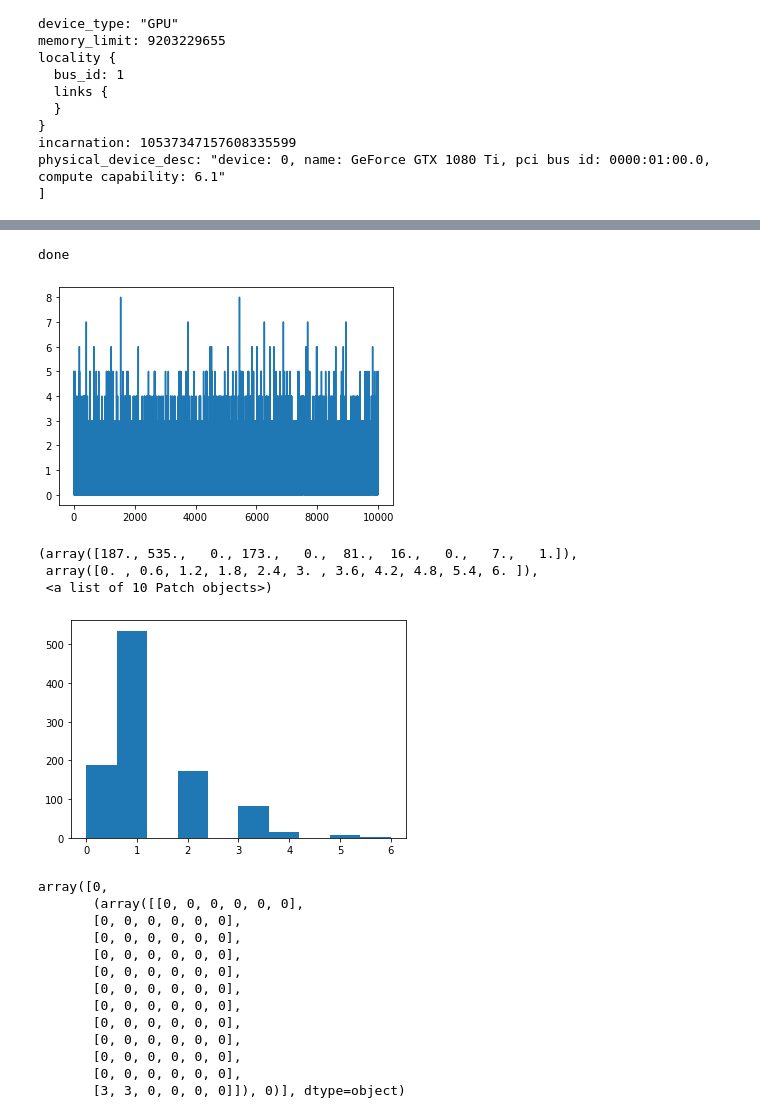
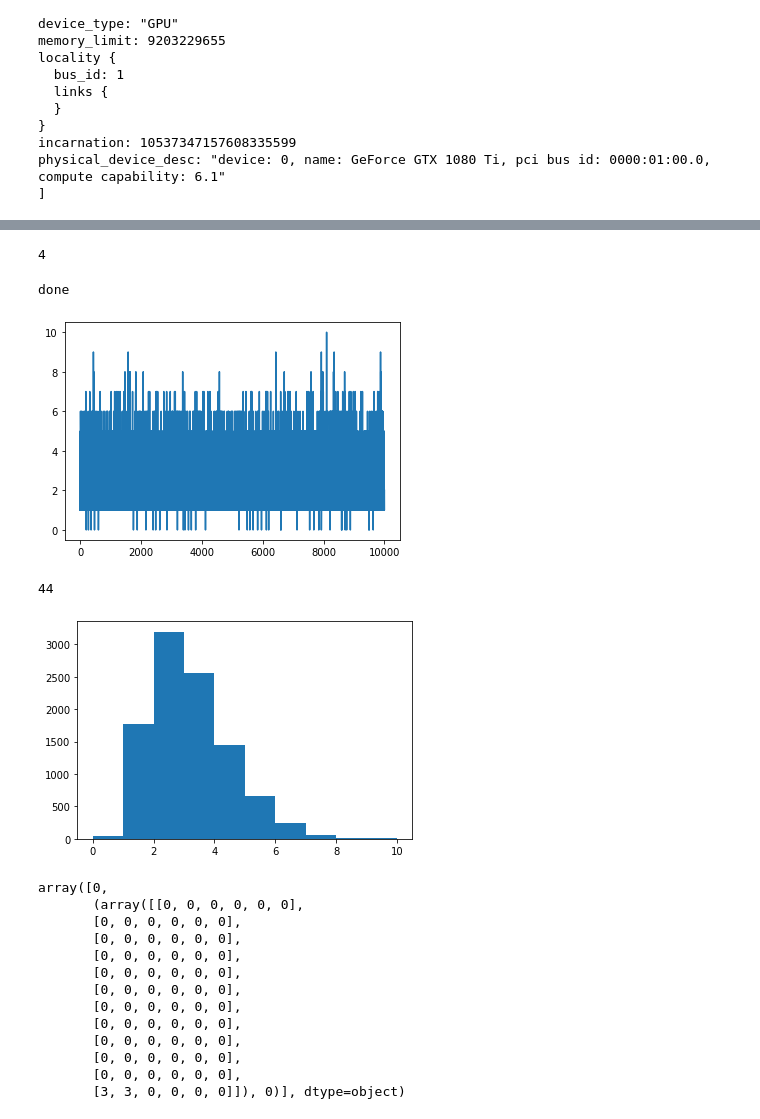
Before and after one commit to Arraytionary/deeply, a Jupyter notebook: projectP.ipynb, the cells around one changed output, grey strips where cells are left out. Cells and saved outputs as stored; diff of their text form; code cells hidden in the pictures.

Commit message:
correct some reward fx

```diff
--- a/projectP.ipynb
+++ b/projectP.ipynb
@@ -149,7 +161,7 @@ class DQNAgent(object):
         self.reward = 0
         self.gamma = 0.9
         self.dataframe = pd.DataFrame()
-        self.short_memory = np.array([])
+        self.short_memory = deque(maxlen=2500)
         self.agent_target = 1
         self.agent_predict = 0
         self.learning_rate = 0.0005
@@ -166,7 +178,9 @@ class DQNAgent(object):
 
     def set_reward(self, chains, over):
         if over:
-            self.reward = -1e+5
+            if self.longest_chain == 0:
+                self.reward = -1e+4
+            self.reward = -1e+3
         elif chains == 0:
             self.reward = 1
         elif chains > self.longest_chain:
@@ -235,3 +231,7 @@ W0623 21:58:34.525042  3704 deprecation_wrapper.py:119] From c:\users\kmkan\appd
+# %%
+print(4)
+# %% [output]
+4
 # %%
 agent = DQNAgent()
 chain_plot = []
@@ -240,9 +240,10 @@ for i in range(10000):
     board = new_board()
     done  = False
     max_chain = 0
-    while not done:
+#     while not done:
+    for j in range(250):
         done = board[0][2] != 0
-        agent.epsilon = 80 - counter_games
+        agent.epsilon = 800 - counter_games
 
         state_old = board #agent.board
 
@@ -252,7 +253,7 @@ for i in range(10000):
         possible_move = possible[::,0]
         wrong_move_penalty = 0
 
-        if random.randint(0, 200) < agent.epsilon:
+        if random.randint(0, 2000) < agent.epsilon:
             final_move = possible_move[random.randint(0, len(possible_move)-1)]
         else:
             prediction = agent.model.predict(state_old.reshape((1, 72)))
@@ -261,12 +262,15 @@ for i in range(10000):
                 final_move = possible_move[random.randint(0, len(possible_move)-1)]
 #                     wrong_move_penalty = -10
         state_new, chains = possible[possible[:, 0] == final_move][0][1]
-        reward = agent.set_reward(chains, False) + wrong_move_penalty
+
+        agent.longest_chain = chains if chains > agent.longest_chain else agent.longest_chain
+        reward = agent.set_reward(chains, done) + wrong_move_penalty
 
         agent.train_short_memory(state_old, final_move, reward, state_new, done)
         agent.remember(state_old, final_move, reward, state_new, done)
 
         board = state_new
+        counter_games += 1
         if chains > max_chain: max_chain = chains
     chain_plot.append(max_chain)
 agent.model.save_weights('weights.hdf5')
@@ -274,14 +278,13 @@ plt.plot(chain_plot)
 print('done')
 # %% [output]
 done
-[figure, old version]
+[figure, new version]
 # %%
-plt.hist(chain_plot[9000:10000])
+plt.hist(chain_plot, bins=10)
+chain_plot.count(0)
 # %% [output]
-(array([187., 535.,   0., 173.,   0.,  81.,  16.,   0.,   7.,   1.]),
- array([0. , 0.6, 1.2, 1.8, 2.4, 3. , 3.6, 4.2, 4.8, 5.4, 6. ]),
- <a list of 10 Patch objects>)
+44
-[figure, old version]
+[figure, new version]
 # %%
 a = get_next()
 b = new_board()
```
Also changed, not shown: parts of 4 cells of this notebook, 1 other file.
